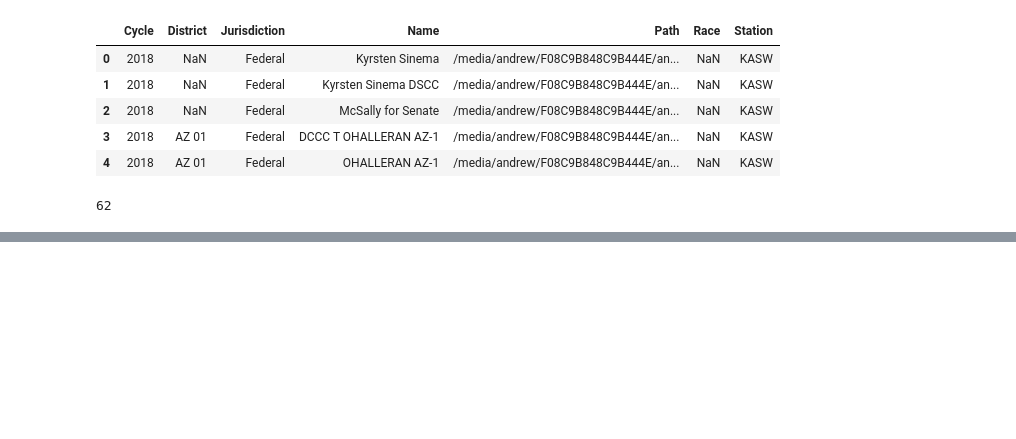
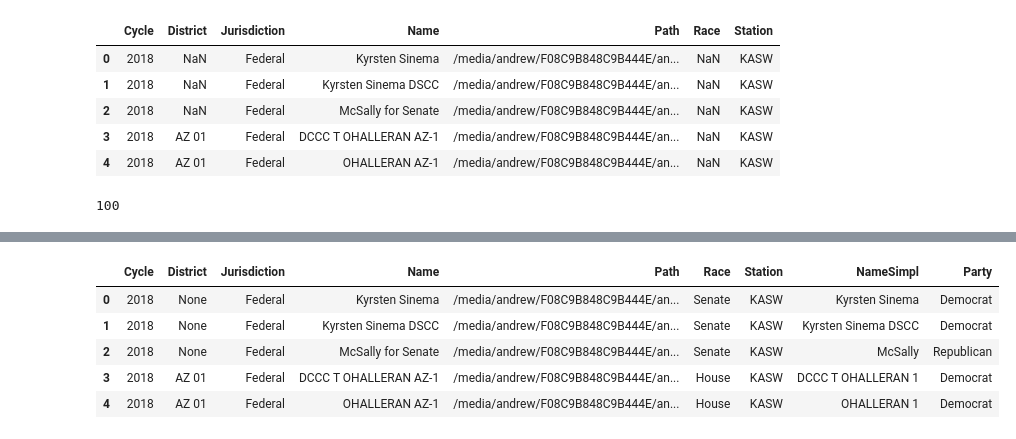
Before and after one commit to and-pulc/fccscraper, a Jupyter notebook: FCCBulkDownload.ipynb, the cells around one changed output, grey strips where cells are left out. Drawn from its saved outputs; the diff is of its cells as text; code cells hidden in the pictures; blank space fills up the shorter version.

```diff
--- a/FCCBulkDownload.ipynb
+++ b/FCCBulkDownload.ipynb
@@ -273,7 +313,7 @@ p.head()
 # %%
 # Get info from name.
 p['NameSimpl'] = p['Name']
-p['Party'] = ""
+p['Party'] = None
 
 # Transform words
 p['NameSimpl'] = p['NameSimpl'].str.replace('AZDP',' DEMOCRATIC PARTY ', case=False)
@@ -317,8 +357,8 @@ p.loc[p['Jurisdiction'] != 'Non-Candidate Issue Ads',
 #Party
 p.loc[p['Name'].str.contains(' R ', case=False), 'Party'] = "Republican"
 p.loc[p['Name'].str.contains(' D ', case=False), 'Party'] = "Democrat"
-p.loc[p['Name'].str.contains('Republican', case=False), 'Party'] = "Republican"
-p.loc[p['Name'].str.contains('Democrat', case=False), 'Party'] = "Democrat"
+p.loc[p['NameSimpl'].str.contains('Republican', case=False), 'Party'] = "Republican"
+p.loc[p['NameSimpl'].str.contains('Democrat', case=False), 'Party'] = "Democrat"
 p.loc[(p['Jurisdiction'] != 'Non-Candidate Issue Ads') &
       (p['NameSimpl'].str.contains('Republican Party', case=False)==False),
       'NameSimpl'] = p['NameSimpl'].str.replace(' Republican ', '', case=False)
@@ -370,6 +410,10 @@ p['NameSimpl'] = p['NameSimpl'].str.replace('Secretary of State', '', case=False
 p.loc[p['NameSimpl'].str.contains('Mayor', case=False), 'Race'] = "Mayor"
 p['NameSimpl'] = p['NameSimpl'].str.replace('Mayor', '', case=False)
 
+# General vs Primary
+p.loc[(p['Name'].str.contains(' ATTORNEY ', case=False) == False) &
+      (p['Name'].str.contains(' GENERAL ', case=False)), 'NameSimpl'] = p['NameSimpl'].str.replace('GENERAL', '', case=False)
+p['NameSimpl'] = p['NameSimpl'].str.replace(' PRIMARY ','', case=False)
 
 #All
 p['NameSimpl'] = p['NameSimpl'].str.replace('-',' ', case=False)
@@ -386,43 +430,41 @@ p[0:1000][['NameSimpl', 'Name', 'Jurisdiction', 'Party', 'Race']].sort_values(by
 
 p['Cycle'] = p['Cycle'].astype(str)
 p = p.replace({np.nan:None})
-# %%
-fuzz.token_set_ratio('Katie Hobbs', 'Democratic Party Hobbs')
-# %% [output]
-62
+# %%
+fuzz.token_set_ratio('David GARCIA', 'GARCIA')
+# %% [output]
+100
 # %%
 matched = []
 curName = ""
 
 def matcher(r):
-    matcher.race = None
-    matcher.district = None
-    matcher.party = None
+    matcher = {'Race': None, 'District': None, 'Party': None}
     def closestNames(n):
+        nonlocal matcher
         matchVal = fuzz.token_sort_ratio(n.NameSimpl, r.NameSimpl)
         matchVal2 = fuzz.token_set_ratio(n.NameSimpl, r.NameSimpl)
         if matchVal>70:
-            print(matchVal," ", matchVal2)
-            print(n)
-            if (n.Race != None) & (n.Race != "") & (matcher.race != None):
-                matcher.race = n.Race
-            if (n.District != None) & (n.District != "") & (matcher.district != None):
-                matcher.district = n.District
-            if (n.Party != None) & (n.Party != "") & (matcher.party != None):
-                matcher.party = n.Party
+            if (n.Race is not None) & (matcher['Race'] is None):
+                matcher['Race'] = n.Race
+            if (n.District is not None) & (matcher['District'] is None):
+                matcher['District'] = n.District
+            if (n.Party is not None) & (matcher['Party'] is None):
+                matcher['Party'] = n.Party
             return True
         else:
             return False
     possmatch = p[(p.Cycle==r.Cycle)&(p.Jurisdiction==r.Jurisdiction)]
     curName = r.NameSimpl
     match = possmatch[possmatch.apply(closestNames, axis=1)]
-
-    if (matcher.race != None) & (r['Race'] != None):
-        r['Race'] = matcher.race
-    if (matcher.district != None) & (r['District'] != None):
-        r['District'] = matcher.district
-    if (matcher.party != None) & (r['Party'] != None):
-        r['Party'] = matcher.party
+    if (matcher['Race'] is not None) & (r['Race'] is None):
+        r['Race'] = matcher['Race']
+    if (matcher['District'] is not None) & (r['District'] is None):
+        r['District'] = matcher['District']
+    if (matcher['Party'] is not None) & (r['Party'] is None):
+        print('set')
+        r['Party'] = matcher['Party']
     return r
-pz = p[171:172].apply(matcher, axis=1)
+pz = p.apply(matcher, axis=1)
+pz.head()
 # %% [output]
@@ -445,0 +488,6 @@ Name: 348, dtype: object
+|  | Cycle | District | Jurisdiction | Name | Path | Race | Station | NameSimpl | Party |
+| 0 | 2018 | None | Federal | Kyrsten Sinema | /media/andrew/F08C9B848C9B444E/an... | Senate | KASW | Kyrsten Sinema | Democrat |
+| 1 | 2018 | None | Federal | Kyrsten Sinema DSCC | /media/andrew/F08C9B848C9B444E/an... | Senate | KASW | Kyrsten Sinema DSCC | Democrat |
+| 2 | 2018 | None | Federal | McSally for Senate | /media/andrew/F08C9B848C9B444E/an... | Senate | KASW | McSally | Republican |
+| 3 | 2018 | AZ 01 | Federal | DCCC T OHALLERAN AZ-1 | /media/andrew/F08C9B848C9B444E/an... | House | KASW | DCCC T OHALLERAN 1 | Democrat |
+| 4 | 2018 | AZ 01 | Federal | OHALLERAN AZ-1 | /media/andrew/F08C9B848C9B444E/an... | House | KASW | OHALLERAN 1 | Democrat |
```
Also changed, not shown: parts of 9 cells of this notebook, 12 other files.
